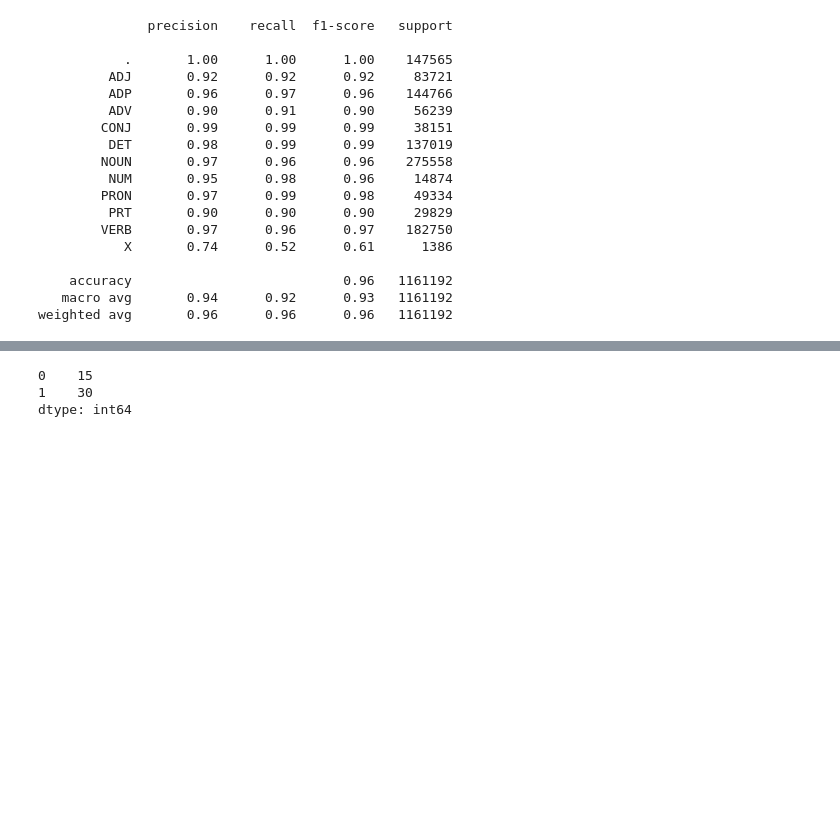
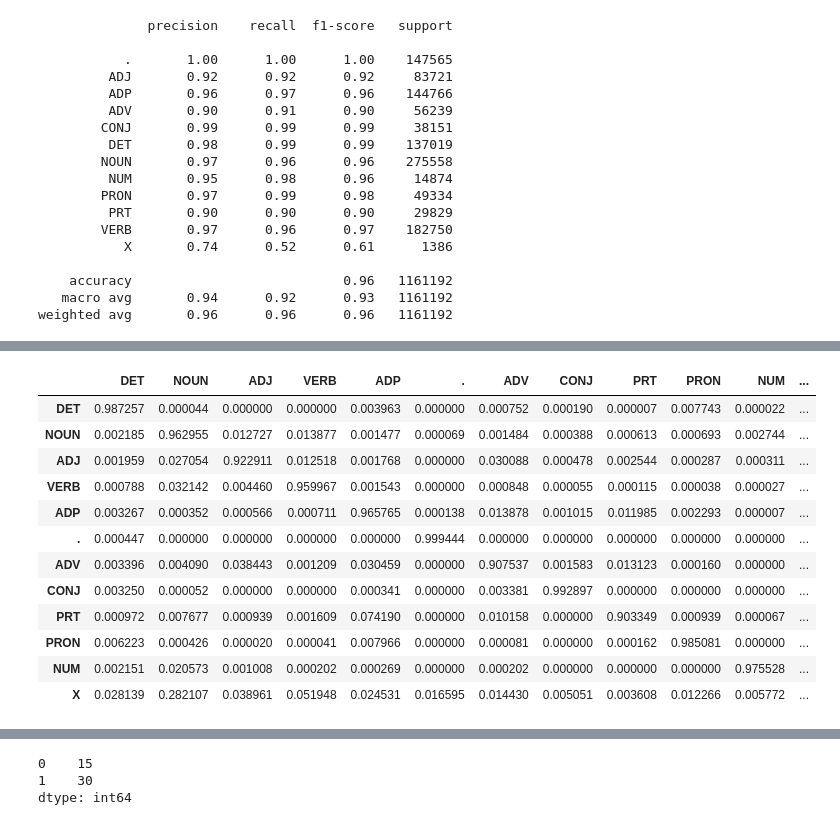
Before and after one commit to Aquib-Nawaz/CS626, a Jupyter notebook: Assignment1/Untitled.ipynb, the cells around one changed output, grey strips where cells are left out. Cells and saved outputs as stored; diff of their text form; code cells hidden in the pictures; blank space fills up the shorter version.

```diff
--- a/Assignment1/Untitled.ipynb
+++ b/Assignment1/Untitled.ipynb
@@ -29,9 +29,12 @@ class HMM:
         self.train_set = [(tup[0].lower(),tup[1]) for sent in train for tup in sent]
 
     def calctag(self):
+        '''
+        Generating Frequency Distribution of Bigrams
+        '''
         big = nltk.bigrams(self.train_set)
         temp = FreqDist((a[1], b[1]) for a,b in big)
-        #Laplace Smoothing
+        #Laplace Smoothing count + 1
         d = {t:[temp[(i,t)]+1 for i in self.tag.index] for t in self.tag.index}
         self.transitions = pd.DataFrame(d,index=self.tag.index)
         self.transitions = self.transitions.divide(self.transitions.sum(axis=1), axis=0)
@@ -66,6 +69,10 @@ class HMM:
 
     def word_prob(self, w):
         wordP = pd.Series(np.zeros(len(self.tag)), index = self.tag.index)
+        '''
+        If word does not exist in vocabulary
+        Check for its prefixes and sufixes
+        '''
         if w in self.emission:
             wordP = self.emission[w]
         else:
@@ -172,0 +183,5 @@ f2_score 0.9647598397783819
+# %%
+conf = FreqDist((x,y) for x,y in predictions)
+d = {t2:[conf[(t1,t2)] for t1 in model.tag.index] for t2 in model.tag.index}
+conf = pd.DataFrame(d, index = model.tag.index)
+conf
@@ -172,0 +202,17 @@ f2_score 0.9647598397783819
+# %%
+conf = conf.divide(conf.sum(axis=1),axis=0)
+conf
+# %% [output]
+|  | DET | NOUN | ADJ | VERB | ADP | . | ADV | CONJ | PRT | PRON | NUM | ... |
+| DET | 0.987257 | 0.000044 | 0.000000 | 0.000000 | 0.003963 | 0.000000 | 0.000752 | 0.000190 | 0.000007 | 0.007743 | 0.000022 | ... |
+| NOUN | 0.002185 | 0.962955 | 0.012727 | 0.013877 | 0.001477 | 0.000069 | 0.001484 | 0.000388 | 0.000613 | 0.000693 | 0.002744 | ... |
+| ADJ | 0.001959 | 0.027054 | 0.922911 | 0.012518 | 0.001768 | 0.000000 | 0.030088 | 0.000478 | 0.002544 | 0.000287 | 0.000311 | ... |
+| VERB | 0.000788 | 0.032142 | 0.004460 | 0.959967 | 0.001543 | 0.000000 | 0.000848 | 0.000055 | 0.000115 | 0.000038 | 0.000027 | ... |
+| ADP | 0.003267 | 0.000352 | 0.000566 | 0.000711 | 0.965765 | 0.000138 | 0.013878 | 0.001015 | 0.011985 | 0.002293 | 0.000007 | ... |
+| . | 0.000447 | 0.000000 | 0.000000 | 0.000000 | 0.000000 | 0.999444 | 0.000000 | 0.000000 | 0.000000 | 0.000000 | 0.000000 | ... |
+| ADV | 0.003396 | 0.004090 | 0.038443 | 0.001209 | 0.030459 | 0.000000 | 0.907537 | 0.001583 | 0.013123 | 0.000160 | 0.000000 | ... |
+| CONJ | 0.003250 | 0.000052 | 0.000000 | 0.000000 | 0.000341 | 0.000000 | 0.003381 | 0.992897 | 0.000000 | 0.000000 | 0.000000 | ... |
+| PRT | 0.000972 | 0.007677 | 0.000939 | 0.001609 | 0.074190 | 0.000000 | 0.010158 | 0.000000 | 0.903349 | 0.000939 | 0.000067 | ... |
+| PRON | 0.006223 | 0.000426 | 0.000020 | 0.000041 | 0.007966 | 0.000000 | 0.000081 | 0.000000 | 0.000162 | 0.985081 | 0.000000 | ... |
+| NUM | 0.002151 | 0.020573 | 0.001008 | 0.000202 | 0.000269 | 0.000000 | 0.000202 | 0.000000 | 0.000000 | 0.000000 | 0.975528 | ... |
+| X | 0.028139 | 0.282107 | 0.038961 | 0.051948 | 0.024531 | 0.016595 | 0.014430 | 0.005051 | 0.003608 | 0.012266 | 0.005772 | ... |
```
Also changed, not shown: parts of 12 cells of this notebook.
